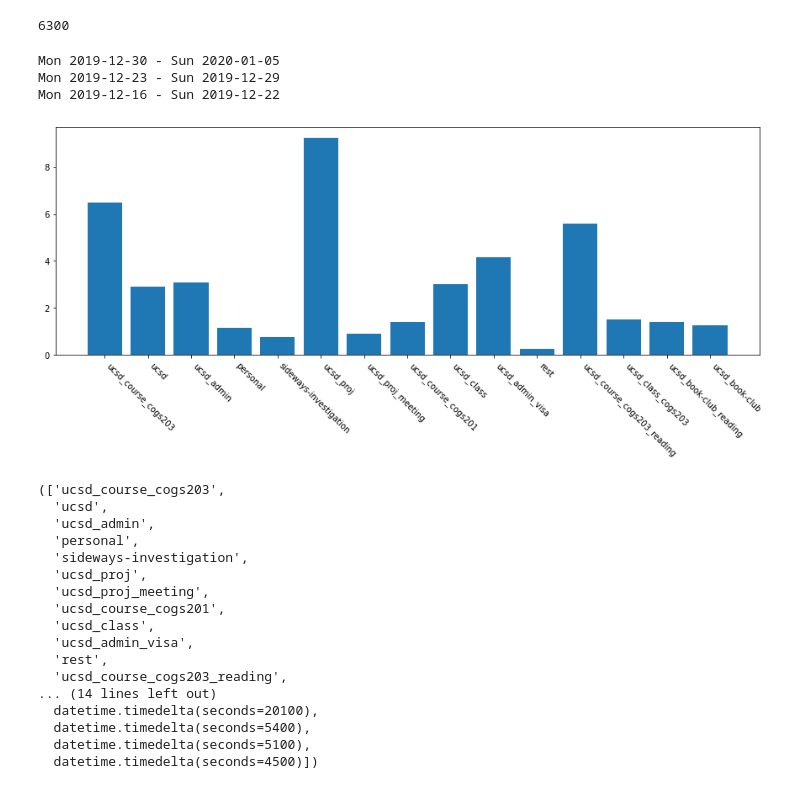
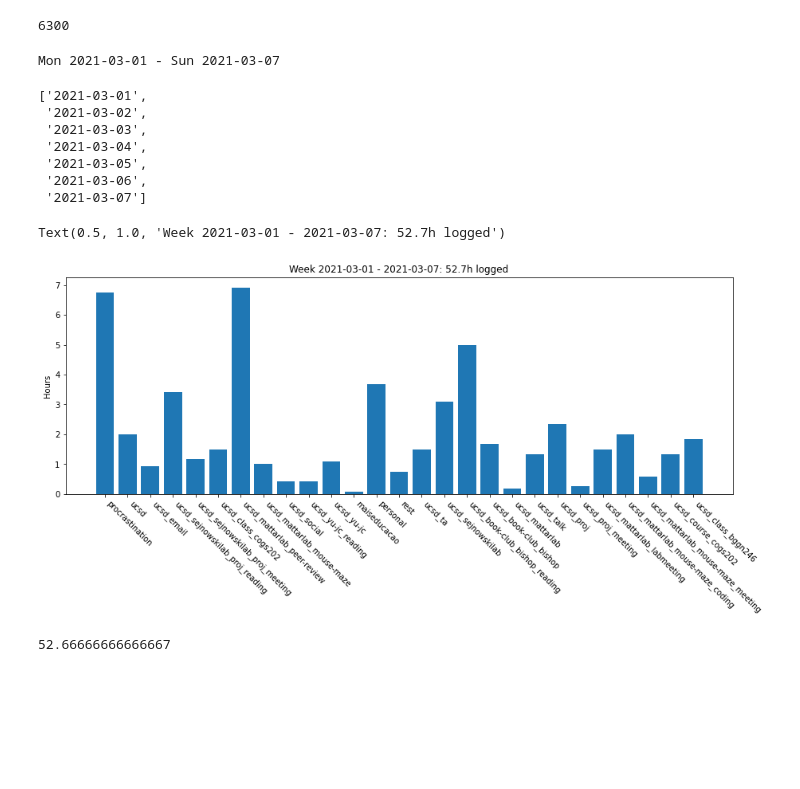
Before and after one commit to homerobse/work-journal, a Jupyter notebook: tags-join.ipynb, the cells around one changed output. Saved outputs shown, nothing was run; the diff lists cells and outputs as text; code cells hidden in the pictures; blank space fills up the shorter version.

```diff
--- a/tags-join.ipynb
+++ b/tags-join.ipynb
@@ -55,8 +55,9 @@ consolidate_attributions_and_durations_lists(attributions_lists, durations_lists
 # %% [output]
 6300
 # %%
-weeks = 3
-input_date = datetime.datetime.strptime("2020-01-05", DATE_FORMAT_YMD).date()
+str_input_date = "2021-03-01"
+input_date = datetime.datetime.strptime(str_input_date, DATE_FORMAT_YMD).date()
+weeks = 1
 
 one_day = timedelta(days=1)
 last_monday = input_date + timedelta(days=-input_date.weekday())  # takes the monday before the given date
@@ -64,59 +65,64 @@ for w in range(weeks):
     wk_monday = last_monday + timedelta(days=-7*w)
     print("Mon", wk_monday, "- Sun", wk_monday+timedelta(days=+6))
     wk_range = [(wk_monday + i*one_day) for i in range(7)]
+
+str_wk_range = [str(day) for day in wk_range]
+str_wk_range
 # %% [output]
-Mon 2019-12-30 - Sun 2020-01-05
-Mon 2019-12-23 - Sun 2019-12-29
-Mon 2019-12-16 - Sun 2019-12-22
+Mon 2021-03-01 - Sun 2021-03-07
+['2021-03-01',
+ '2021-03-02',
+ '2021-03-03',
+ '2021-03-04',
+ '2021-03-05',
+ '2021-03-06',
+ '2021-03-07']
 # %%
 def get_attributions_and_durations(strdate):
+    """
+    Get attributions and their durations for the given strdate
+    strdate: date of the day from which to get the attributions and their durations
+    return: attributions list, and a durations list
+    """
     try:
         with open(join(JOURNALS_FOLDER, strdate+TXT_FORMAT), 'r', encoding=UTF8_ENCODING) as f:
             daily_journal = f.read().strip()
     except FileNotFoundError as e:
         # if file is not found, return empty lists
         return [],[]
 
     duration_attribution_list = re.findall('\^T([a-zA-Z0-9_-]+)=(\d?\d:\d\d)', daily_journal)  #TODO: include format 2.5 (for 2.5 hours = 2:30)
 
     attributions = []
     durations = []
     for item in duration_attribution_list:
         attributions.append(item[0])
         durations.append(item[1])
 
     return attributions, durations
 
+# str_wk_range = ["2020-11-01", "2020-11-02", "2020-11-03", "2020-11-04", "2020-11-05"]
+
 attributions_lists = []
 durations_lists = []
-for day in ["2020-11-01", "2020-11-02", "2020-11-03", "2020-11-04", "2020-11-05"]:
+for day in str_wk_range:
     attributions, durations = get_attributions_and_durations(day)
     attributions_lists.append(attributions)
     durations_lists.append(durations)
 atts, durs = consolidate_attributions_and_durations_lists(attributions_lists, durations_lists)
+int_durs = array([dur.seconds/3600 for dur in durs])
 
 plt.figure(figsize=(15,5))
-plt.bar(range(len(durs)), [dur.seconds/3600 for dur in durs], tick_label=atts)
+plt.bar(range(len(int_durs)), int_durs, tick_label=atts)
 plt.xticks(rotation=-45, ha="left");
+plt.ylabel("Hours")
+str_monday = str_wk_range[0]
+str_sunday = str_wk_range[-1]
+plt.title("Week %s - %s: %.1fh logged" % (str_monday, str_sunday, sum(int_durs)))
 # %% [output]
+Text(0.5, 1.0, 'Week 2021-03-01 - 2021-03-07: 52.7h logged')
-[figure, old version]
+[figure, new version]
-# %%
-atts, durs
-# %% [output]
-(['ucsd_course_cogs203',
-  'ucsd',
-  'ucsd_admin',
-  'personal',
-  'sideways-investigation',
-  'ucsd_proj',
-  'ucsd_proj_meeting',
-  'ucsd_course_cogs201',
-  'ucsd_class',
-  'ucsd_admin_visa',
-  'rest',
-  'ucsd_course_cogs203_reading',
-... (14 lines left out)
-  datetime.timedelta(seconds=20100),
-  datetime.timedelta(seconds=5400),
-  datetime.timedelta(seconds=5100),
-  datetime.timedelta(seconds=4500)])
+# %%
+sum(int_durs)
+# %% [output]
+52.66666666666667
```
Also changed, not shown: parts of 8 cells of this notebook.
